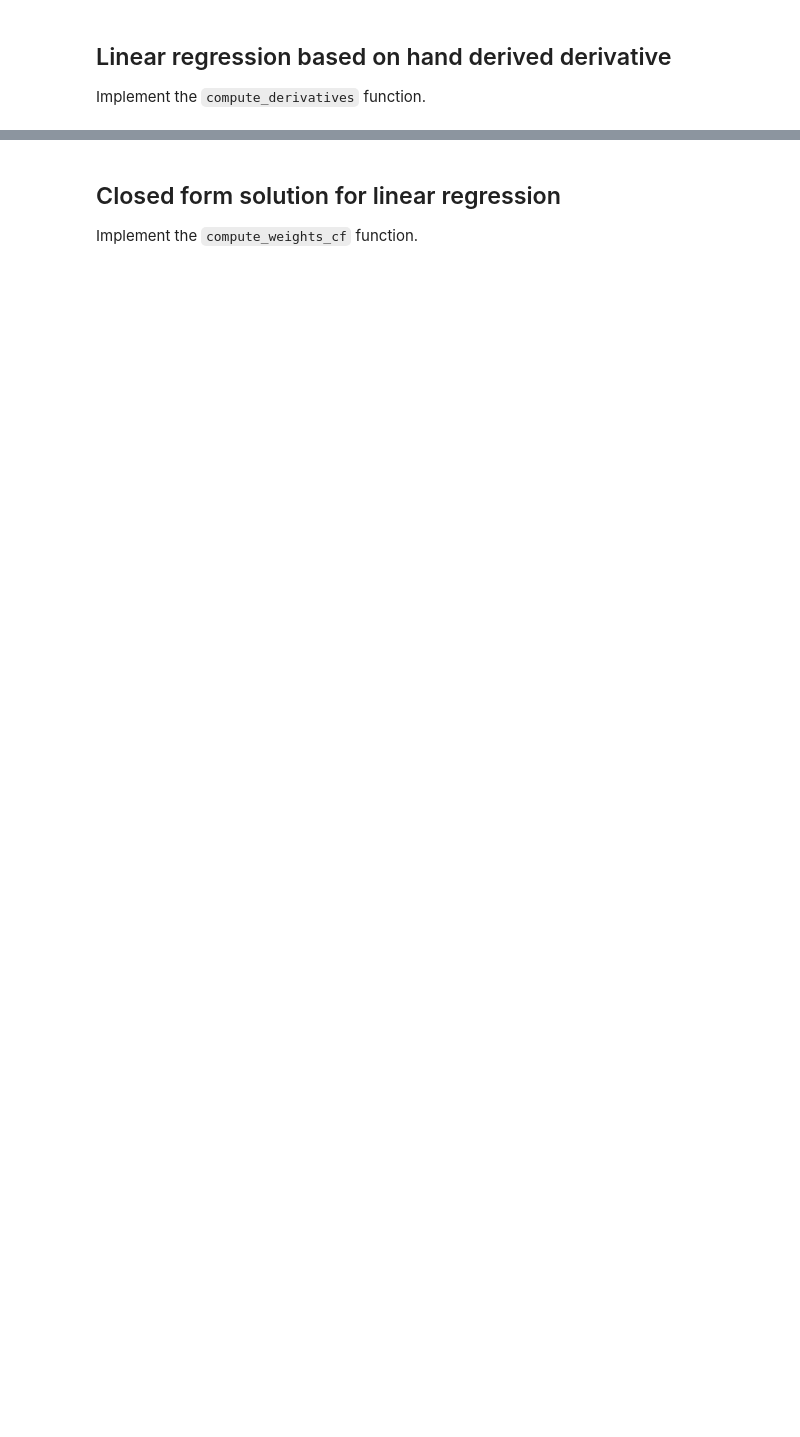
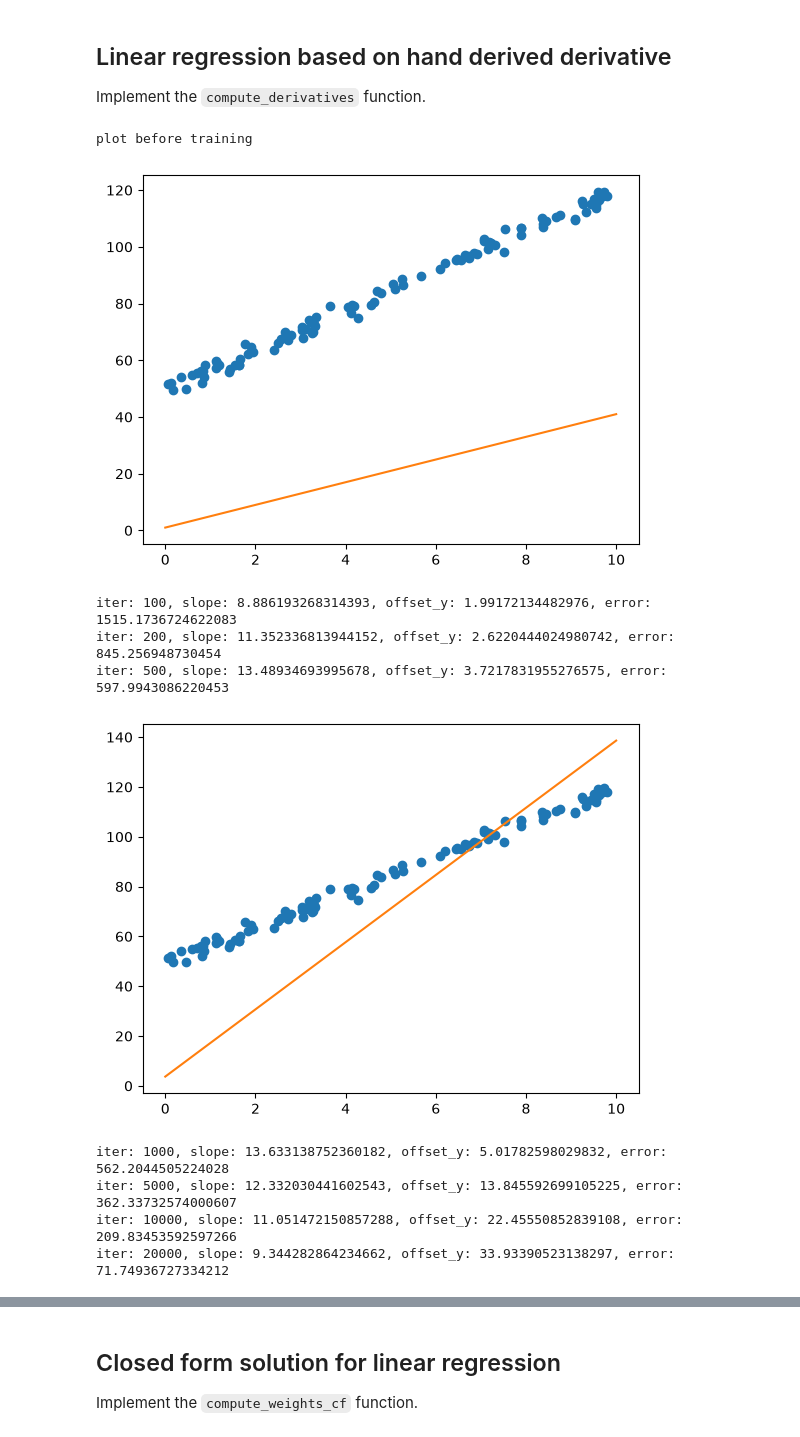
Before and after one commit to stuckkk/deep-learning, a Jupyter notebook: 01/linear_regression.ipynb, the cells around one changed output, grey strips where cells are left out. Saved outputs shown, nothing was run; the diff lists cells and outputs as text; code cells hidden in the pictures; blank space fills up the shorter version.

```diff
--- a/01/linear_regression.ipynb
+++ b/01/linear_regression.ipynb
@@ -24,31 +27,50 @@ Implement the `compute_derivatives` function.
 # %%
 # x.shape: (dataset size,)
 # y.shape: (dataset size,)
 # slope, offset_y: float
 def compute_derivatives(x, y, slope, offset_y):
-    pass
+    n = len(x)
+    predictions = slope * x + offset_y
+    differences = predictions - y
+    outer_derivative = 2 * differences
+    derivatives_wrt_slope = outer_derivative * x
+    derivatives_wrt_offset = outer_derivative
+
+    return np.sum(derivatives_wrt_slope) / n, np.sum(derivatives_wrt_offset) / n
+
 
 def compute_error(x, y, slope, offset_y):
     error = 0
     for i in range(dataset_size):
         error += (offset_y + slope * x[i] - y[i]) ** 2
     error /= dataset_size
     return error
 
 slope = 4 # our inital guess for the slope parameter
 offset_y = 1 # our inital guess for the offset parameter
 print('plot before training')
 plot(x, y, slope, offset_y)
 num_steps = 100000
 learning_rate = 0.0001
 for iteration in range(1, num_steps + 1):
     slope_derivative, offset_y_derivative = compute_derivatives(x, y, slope, offset_y)
     slope = slope - learning_rate * slope_derivative
     offset_y = offset_y - learning_rate * offset_y_derivative
     if iteration in [100, 200, 500, 1000, 5000] or iteration % 10000 == 0:
         print('iter: {}, slope: {}, offset_y: {}, error: {}'.format(iteration, slope, offset_y,
               compute_error(x, y, slope, offset_y)))
     if iteration in [500, 20000, 50000]:
         plot(x, y, slope, offset_y)
 print('plot after training')
 plot(x, y, slope, offset_y)
+# %% [output]
+plot before training
+[figure, added]
+iter: 100, slope: 8.886193268314393, offset_y: 1.99172134482976, error: 1515.1736724622083
+iter: 200, slope: 11.352336813944152, offset_y: 2.6220444024980742, error: 845.256948730454
+iter: 500, slope: 13.48934693995678, offset_y: 3.7217831955276575, error: 597.9943086220453
+[figure, added]
+iter: 1000, slope: 13.633138752360182, offset_y: 5.01782598029832, error: 562.2044505224028
+iter: 5000, slope: 12.332030441602543, offset_y: 13.845592699105225, error: 362.33732574000607
+iter: 10000, slope: 11.051472150857288, offset_y: 22.45550852839108, error: 209.83453592597266
+iter: 20000, slope: 9.344282864234662, offset_y: 33.93390523138297, error: 71.74936727334212
```
Also changed, not shown: parts of 7 cells of this notebook, 3 other files.
